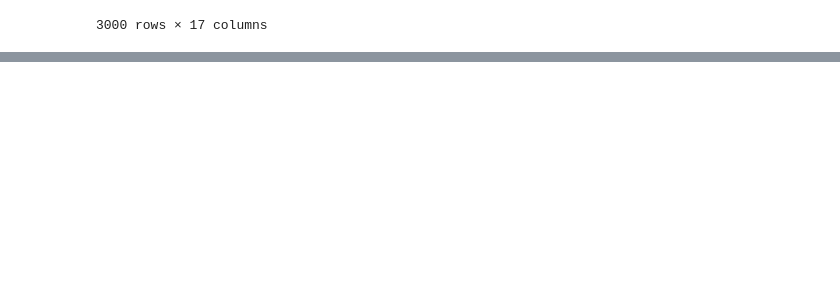
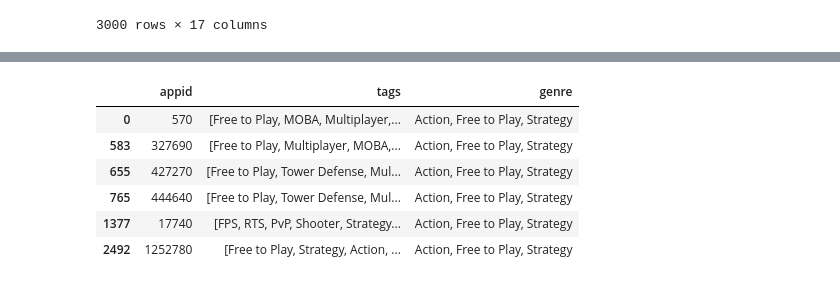
Before and after one commit to Estimating-steam-hours/Steam-Hours-Capstone, a Jupyter notebook: Michael/michael_working_notebook.ipynb, the cells around one changed output, grey strips where cells are left out. Saved outputs shown, nothing was run; the diff lists cells and outputs as text; code cells hidden in the pictures; blank space fills up the shorter version.

```diff
--- a/Michael/michael_working_notebook.ipynb
+++ b/Michael/michael_working_notebook.ipynb
@@ -115,0 +225,2 @@ for i in app_list:
+# %%
+app_series = pd.Series(app_list, name='appid')
@@ -115,0 +257,6 @@ for i in app_list:
+# %%
+tags_genre = pd.DataFrame(app_series)
+# %%
+tags_genre['tags'] = tag_series
+# %%
+tags_genre['genre'] = genre_series
@@ -115,0 +285,10 @@ for i in app_list:
+# %%
+tags_genre[tags_genre.genre=='Action, Free to Play, Strategy']
+# %% [output]
+|  | appid | tags | genre |
+| 0 | 570 | [Free to Play, MOBA, Multiplayer,... | Action, Free to Play, Strategy |
+| 583 | 327690 | [Free to Play, Multiplayer, MOBA,... | Action, Free to Play, Strategy |
+| 655 | 427270 | [Free to Play, Tower Defense, Mul... | Action, Free to Play, Strategy |
+| 765 | 444640 | [Free to Play, Tower Defense, Mul... | Action, Free to Play, Strategy |
+| 1377 | 17740 | [FPS, RTS, PvP, Shooter, Strategy... | Action, Free to Play, Strategy |
+| 2492 | 1252780 | [Free to Play, Strategy, Action, ... | Action, Free to Play, Strategy |
```
Also changed, not shown: parts of 51 cells of this notebook.
